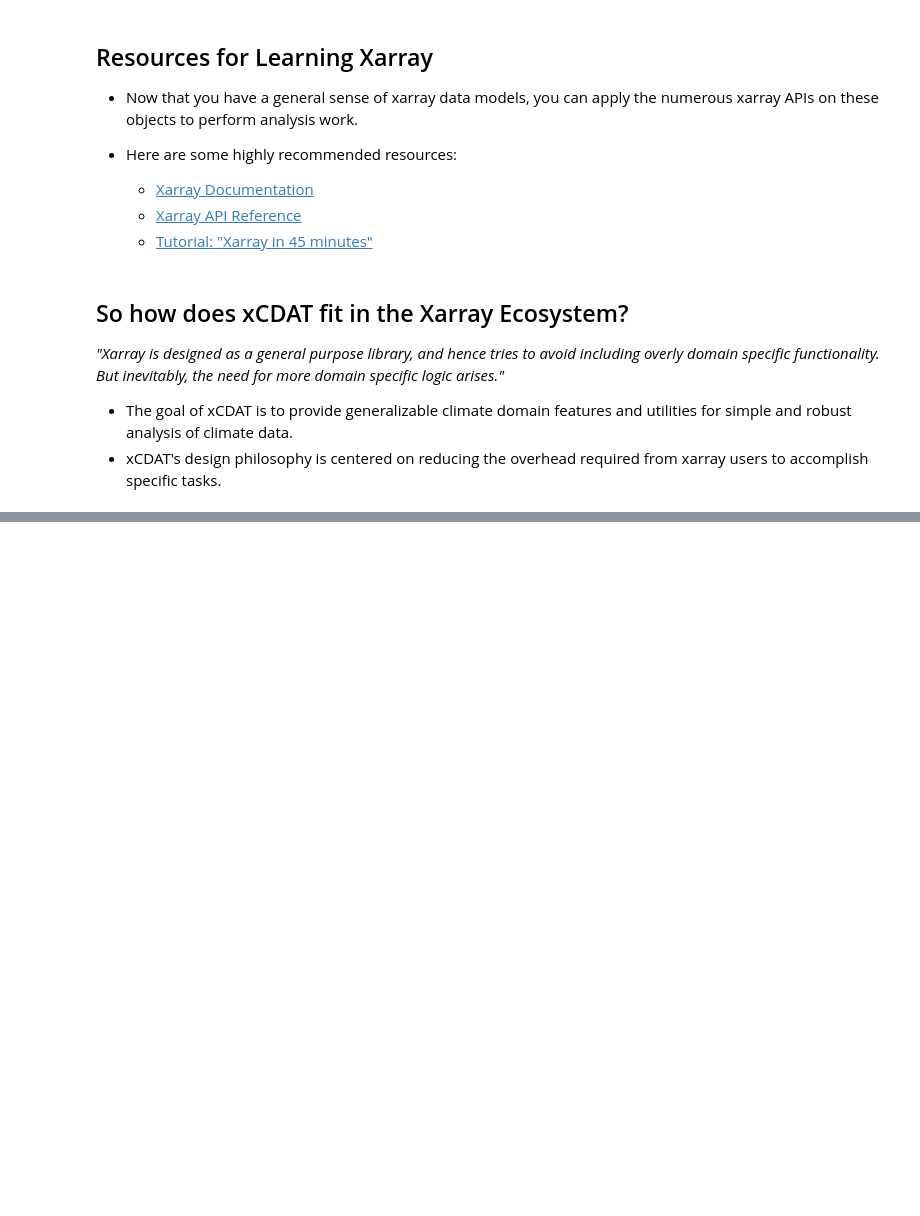
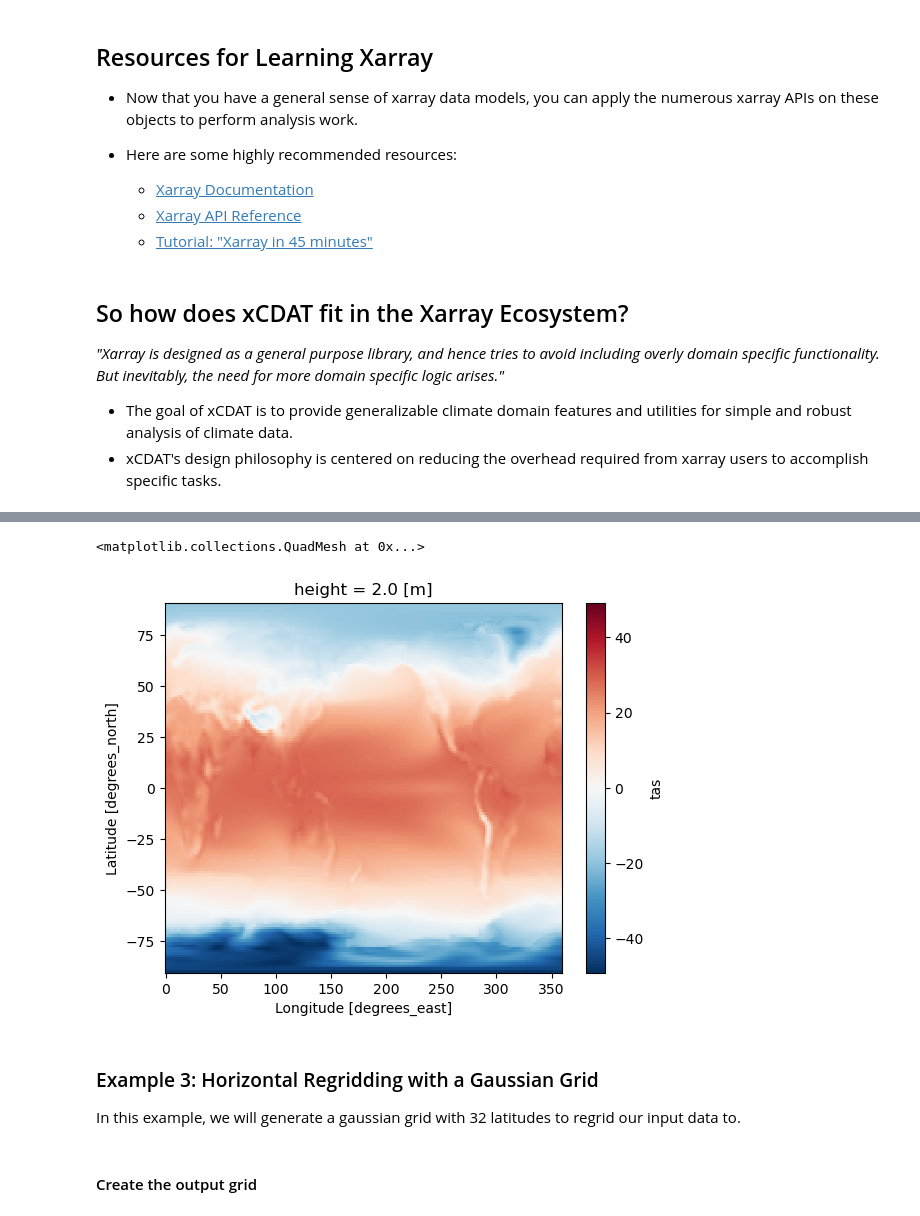
Before and after one commit to xCDAT/xcdat, a Jupyter notebook: docs/examples/introduction-to-xcdat.ipynb, the cells around one changed output, grey strips where cells are left out. Drawn from its saved outputs; the diff is of its cells as text; code cells hidden in the pictures; blank space fills up the shorter version.

```diff
--- a/docs/examples/introduction-to-xcdat.ipynb
+++ b/docs/examples/introduction-to-xcdat.ipynb
@@ -193,0 +299,2 @@ _"Xarray is designed as a general purpose library, and hence tries to avoid incl
+# %%
+ds_avg = ds.temporal.average("tas", weighted=True)
@@ -193,0 +321,10 @@ _"Xarray is designed as a general purpose library, and hence tries to avoid incl
+# %%
+ds_avg.tas.plot(label="weighted")
+# %% [output]
+<matplotlib.collections.QuadMesh at 0x...>
+[figure, added]
+# %% [markdown]
+### Example 3: Horizontal Regridding with a Gaussian Grid
+In this example, we will generate a gaussian grid with 32 latitudes to regrid our input data to.
+# %% [markdown]
+#### Create the output grid
```
Also changed, not shown: parts of 36 cells of this notebook.
